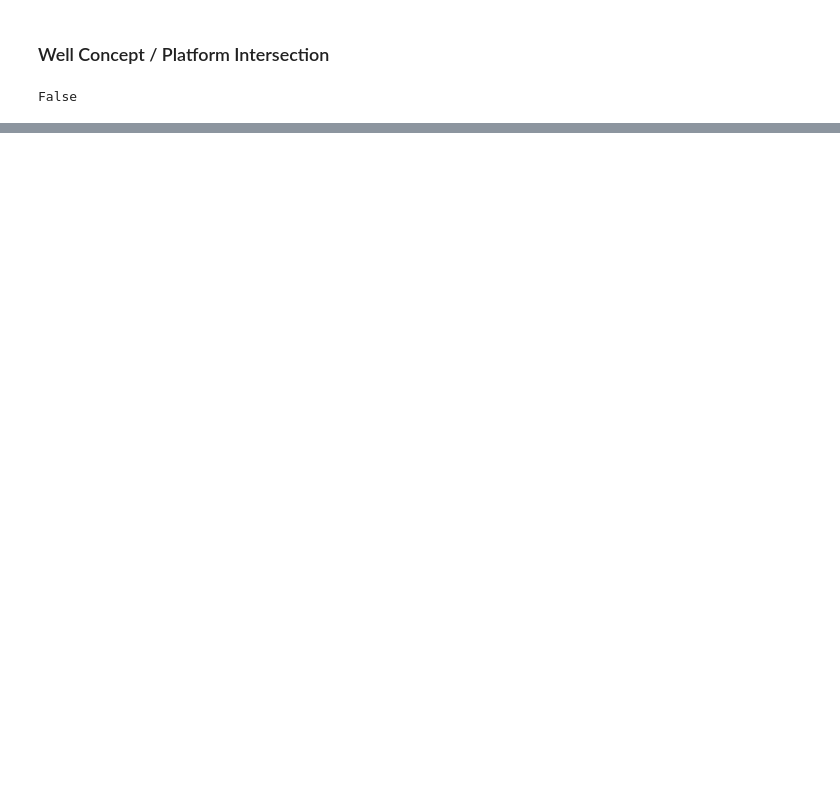
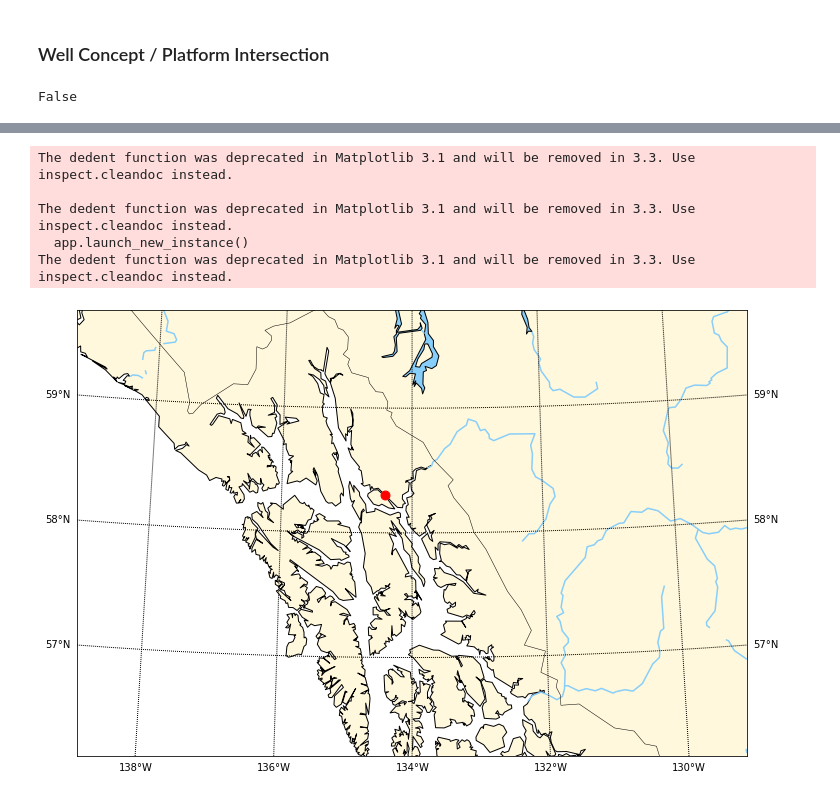
Before and after one commit to pri-bala/GeospatialPoC, a Jupyter notebook: v1-PlatformPositioning.ipynb, the cells around one changed output, grey strips where cells are left out. Cells and saved outputs as stored; diff of their text form; code cells hidden in the pictures; blank space fills up the shorter version.

Commit message:
Successful map with basemap library

```diff
--- a/v1-PlatformPositioning.ipynb
+++ b/v1-PlatformPositioning.ipynb
@@ -19,10 +88,10 @@ from dummydatacreator import  GenerateWellConcept # This is not supported in Azu
 # %%
 num_of_concepts = 30
 
-region_x_min = -60.62
-region_x_max = -59.98
-region_y_min = 9.87
-region_y_max = 10.45
+region_x_min = -60.4
+region_x_max = -60.3
+region_y_min = 10.02
+region_y_max = 10.15
 WellConcepts = [GenerateWellConcept(region_x_min, region_x_max, region_y_min, region_y_max) for i in range(num_of_concepts)]
 # %%
 WC_name, WC_points, WC_resource = list(zip(*WellConcepts))
@@ -97,3 +138,0 @@ array([[0.4649178 ],
-# %%
-for i in range(len(WC_points)):
-    print(distance.distance([WC_points[i].x, WC_points[i].y], [-60.2,10]))
@@ -157,0 +146,42 @@ plot_WC_Platform(WC_points, WC_name, WC_resource, -60.4,10.2,"plat",0.05,0.1,(10
+# %%
+def plot_WC_Platform(WC_Point : Point,WC_name, WC_res: np.array,WC_col, plat_x, plat_y, plat_name, figsize):
+
+    water = 'lightskyblue'
+    earth = 'cornsilk'
+    juneau_lon, juneau_lat = -134.4167, 58.3
+
+    fig, ax1 = plt.subplots(figsize=(12, 10))
+    mm = Basemap(
+        width=600000, height=400000,
+        resolution='i',
+        projection='aea',
+        ellps='WGS84',
+        lat_1=55., lat_2=65.,
+        lat_0=58., lon_0=-134)
+    coast = mm.drawcoastlines()
+    rivers = mm.drawrivers(color=water, linewidth=1.5)
+    continents = mm.fillcontinents(
+        color=earth,
+        lake_color=water)
+    #bound= mm.drawmapboundary(fill_color=water)
+    countries = mm.drawcountries()
+    merid = mm.drawmeridians(
+        np.arange(-180, 180, 2),
+        labels=[False, False, False, True])
+    parall = mm.drawparallels(
+        np.arange(0, 80),
+        labels=[True, True, False, False])
+    x, y = mm(juneau_lon, juneau_lat)
+    juneau = mm.scatter(x, y, 80, label="Juneau", color='red', zorder=10)
+
+
+
+c = ["#000000" for i in range(len(WC_name))]
+plot_WC_Platform(WC_points, WC_name, WC_resource, c , -60.35,10.12,"plat",(10,10))
+# %% [output]
+The dedent function was deprecated in Matplotlib 3.1 and will be removed in 3.3. Use inspect.cleandoc instead.
+
+The dedent function was deprecated in Matplotlib 3.1 and will be removed in 3.3. Use inspect.cleandoc instead.
+  app.launch_new_instance()
+The dedent function was deprecated in Matplotlib 3.1 and will be removed in 3.3. Use inspect.cleandoc instead.
+[figure, added]
```
Also changed, not shown: parts of 22 cells of this notebook.
